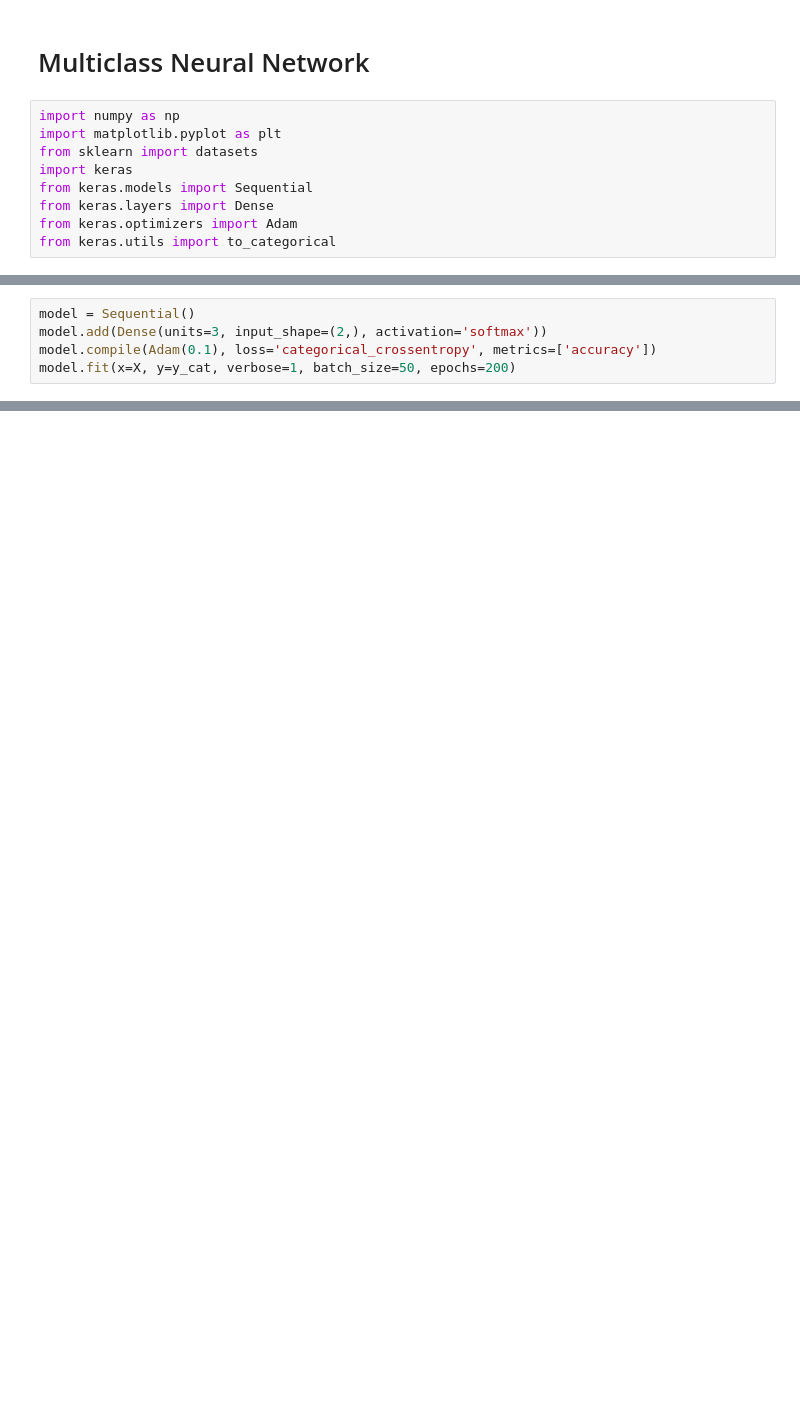
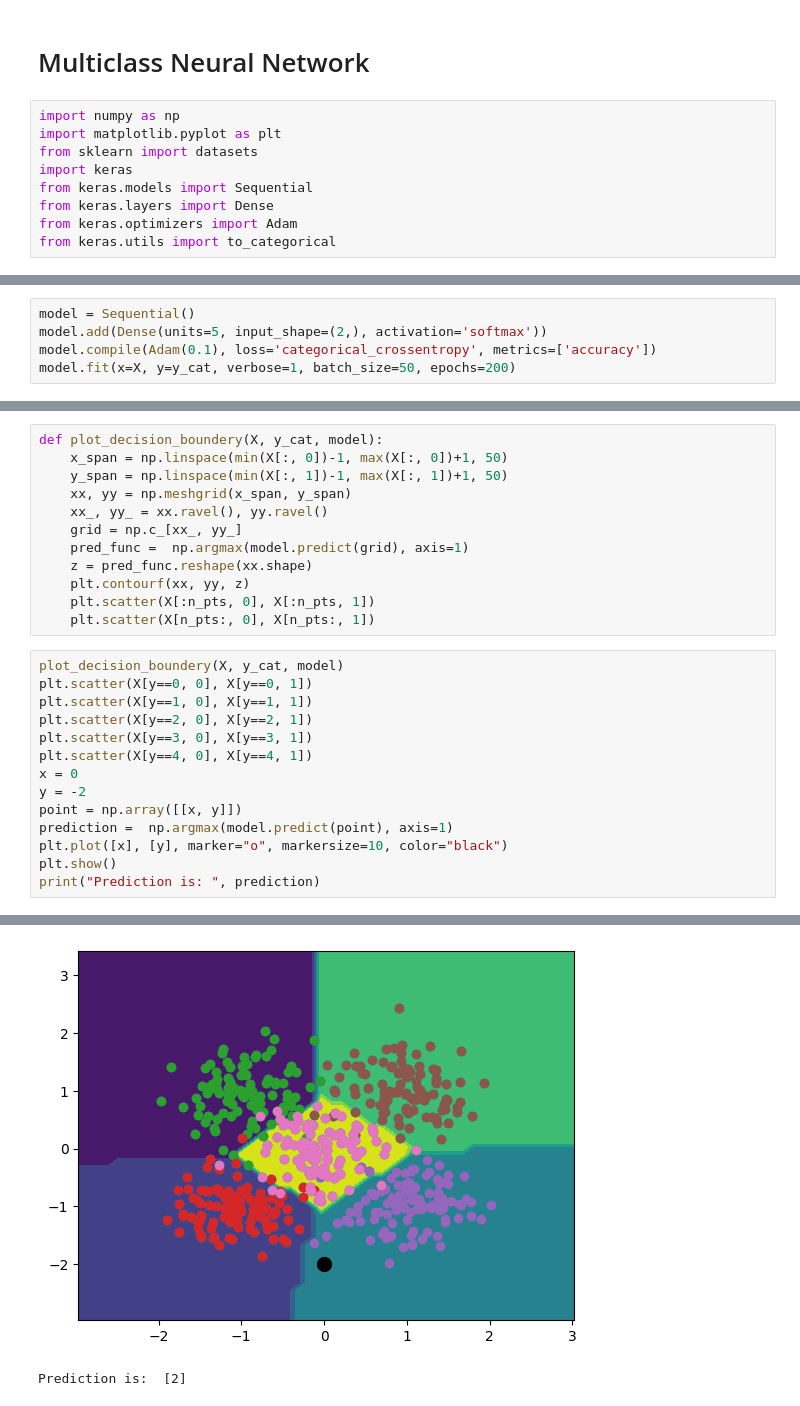
Before and after one commit to OmarGudi/Proyect_Thesis, a Jupyter notebook: Detect_Lines/Multiclass Classification/Multiclass.ipynb, the cells around one changed output, grey strips where cells are left out. Saved outputs shown, nothing was run; the diff lists cells and outputs as text; blank space fills up the shorter version.

```diff
--- a/Detect_Lines/Multiclass Classification/Multiclass.ipynb
+++ b/Detect_Lines/Multiclass Classification/Multiclass.ipynb
@@ -63,6 +47,6 @@ print(y_cat)
 # %%
 model = Sequential()
-model.add(Dense(units=3, input_shape=(2,), activation='softmax'))
+model.add(Dense(units=5, input_shape=(2,), activation='softmax'))
 model.compile(Adam(0.1), loss='categorical_crossentropy', metrics=['accuracy'])
 model.fit(x=X, y=y_cat, verbose=1, batch_size=50, epochs=200)
 # %% [output]
@@ -87 +71,28 @@ Epoch 200/200
 <keras.src.callbacks.history.History at 0x...>
+# %%
+def plot_decision_boundery(X, y_cat, model):
+    x_span = np.linspace(min(X[:, 0])-1, max(X[:, 0])+1, 50)
+    y_span = np.linspace(min(X[:, 1])-1, max(X[:, 1])+1, 50)
+    xx, yy = np.meshgrid(x_span, y_span)
+    xx_, yy_ = xx.ravel(), yy.ravel()
+    grid = np.c_[xx_, yy_]
+    pred_func =  np.argmax(model.predict(grid), axis=1)
+    z = pred_func.reshape(xx.shape)
+    plt.contourf(xx, yy, z)
+    plt.scatter(X[:n_pts, 0], X[:n_pts, 1])
+    plt.scatter(X[n_pts:, 0], X[n_pts:, 1])
+# %%
+plot_decision_boundery(X, y_cat, model)
+plt.scatter(X[y==0, 0], X[y==0, 1])
+plt.scatter(X[y==1, 0], X[y==1, 1])
+plt.scatter(X[y==2, 0], X[y==2, 1])
+plt.scatter(X[y==3, 0], X[y==3, 1])
+plt.scatter(X[y==4, 0], X[y==4, 1])
+x = 0
+y = -2
+point = np.array([[x, y]])
+prediction =  np.argmax(model.predict(point), axis=1)
+plt.plot([x], [y], marker="o", markersize=10, color="black")
+plt.show()
+print("Prediction is: ", prediction)
+# %% [output]
@@ -87,0 +101,2 @@ Epoch 200/200
+[figure, added]
+Prediction is:  [2]
```
Also changed, not shown: parts of 5 cells of this notebook.
